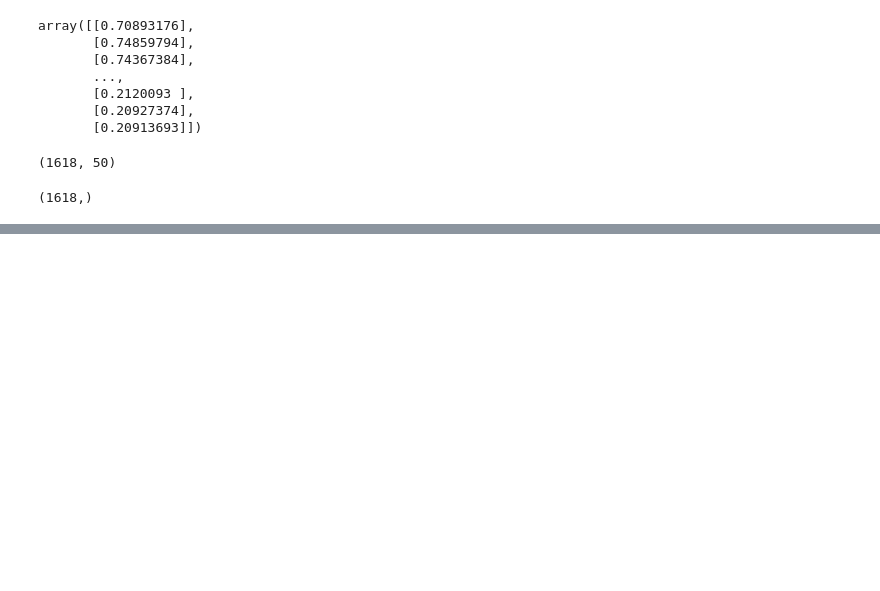
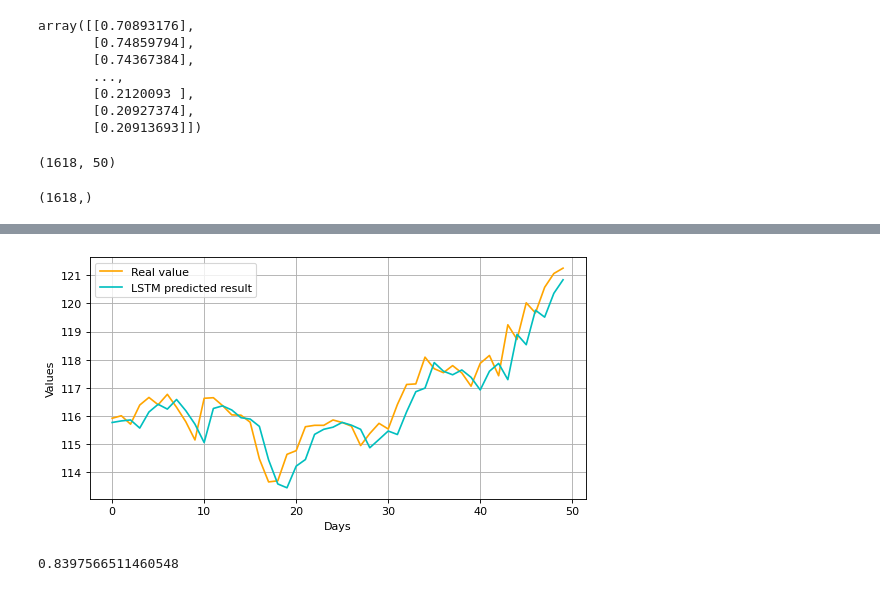
Before and after one commit to isoori/GOLD-PRICE, a Jupyter notebook: Gold Price Prediction.ipynb, the cells around one changed output, grey strips where cells are left out. Cells and saved outputs as stored; diff of their text form; code cells hidden in the pictures; blank space fills up the shorter version.

```diff
--- a/Gold Price Prediction.ipynb
+++ b/Gold Price Prediction.ipynb
@@ -127,0 +159,13 @@ y_train.shape
+# %%
+XT = data[len(data)-len(test)-timesteps:]
+XT = XT.reshape(-1,1)
+XT_scalled = scaller.transform(XT)
+
+
+
+X_test = []
+for i in range(timesteps,XT_scalled.shape[0]):
+    X_test.append(XT_scalled[i-timesteps:i,0])
+# %%
+X_test = np.array(X_test)
+X_test.shape
@@ -127,0 +174,5 @@ y_train.shape
+# %%
+X_test = X_test.reshape(X_test.shape[0],X_test.shape[1],1)
+# %%
+predict = model.predict(X_test)
+normal_price = scaller.inverse_transform(predict)
@@ -127,0 +181,15 @@ y_train.shape
+# %%
+plt.figure(figsize=(8,4), dpi=80, facecolor='w', edgecolor='k')
+plt.plot(test,color="orange",label="Real value")
+plt.plot(normal_price,color="c",label="LSTM predicted result")
+plt.legend()
+plt.xlabel("Days")
+plt.ylabel("Values")
+plt.grid(True)
+plt.show()
+# %% [output]
+[figure, added]
+# %%
+r2_score(test,normal_price)
+# %% [output]
+0.8397566511460548
```
Also changed, not shown: parts of 17 cells of this notebook.
